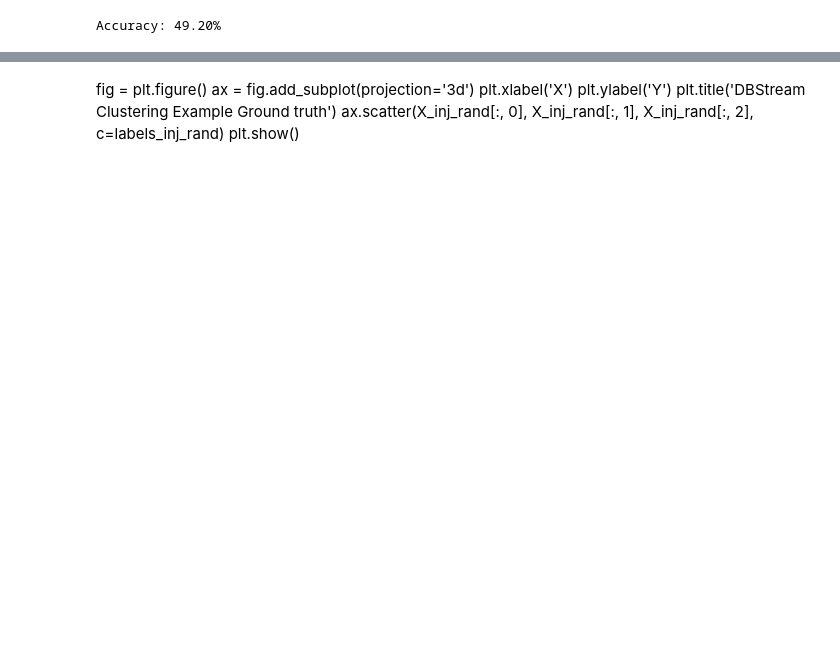
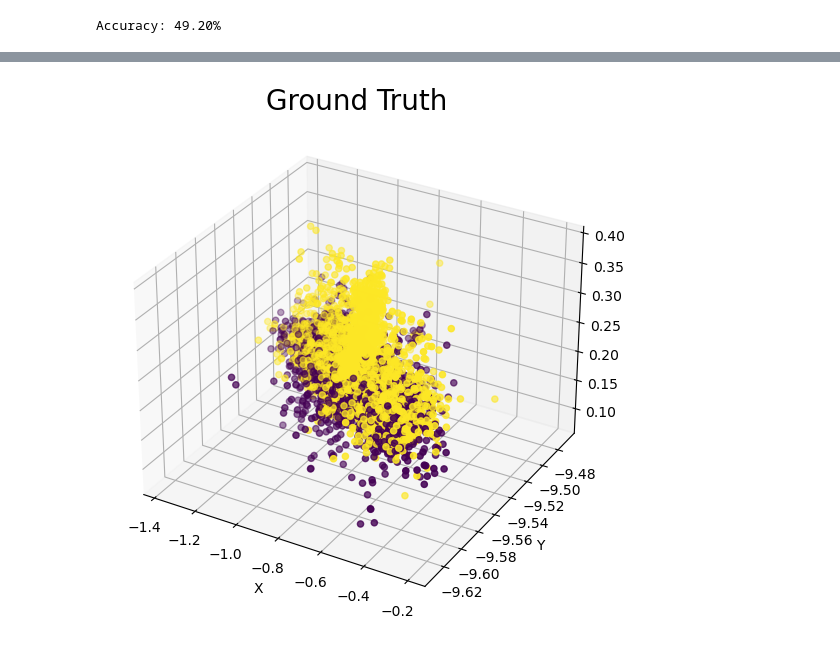
Before and after one commit to BorisOskolkov/Anomaly-detection, a Jupyter notebook: Anomaly detection.ipynb, the cells around one changed output, grey strips where cells are left out. Cells and saved outputs as stored; diff of their text form; code cells hidden in the pictures; blank space fills up the shorter version.

```diff
--- a/Anomaly detection.ipynb
+++ b/Anomaly detection.ipynb
@@ -568,11 +632,13 @@ data = np.concatenate((X_inj, labels_inj), axis=1)
 data = rng.permutation(data)
 X_inj_rand = data[:, :3]
 labels_inj_rand = data[:, 3]
-# %% [markdown]
-fig = plt.figure()
-ax = fig.add_subplot(projection='3d')
-plt.xlabel('X')
-plt.ylabel('Y')
-plt.title('DBStream Clustering Example Ground truth')
-ax.scatter(X_inj_rand[:, 0], X_inj_rand[:, 1], X_inj_rand[:, 2], c=labels_inj_rand)
-plt.show()
+# %%
+fig = plt.figure(figsize=(6.5,6.5))
+ax = fig.add_subplot(projection='3d')
+plt.xlabel('X')
+plt.ylabel('Y')
+plt.title('Ground Truth',fontsize = 20)
+ax.scatter(extracted_features[:, 0], extracted_features[:, 1], extracted_features[:, 2], c=extracted_targets)
+plt.show()
+# %% [output]
+[figure, added]
```
Also changed, not shown: parts of 59 cells of this notebook, 8 other files.
